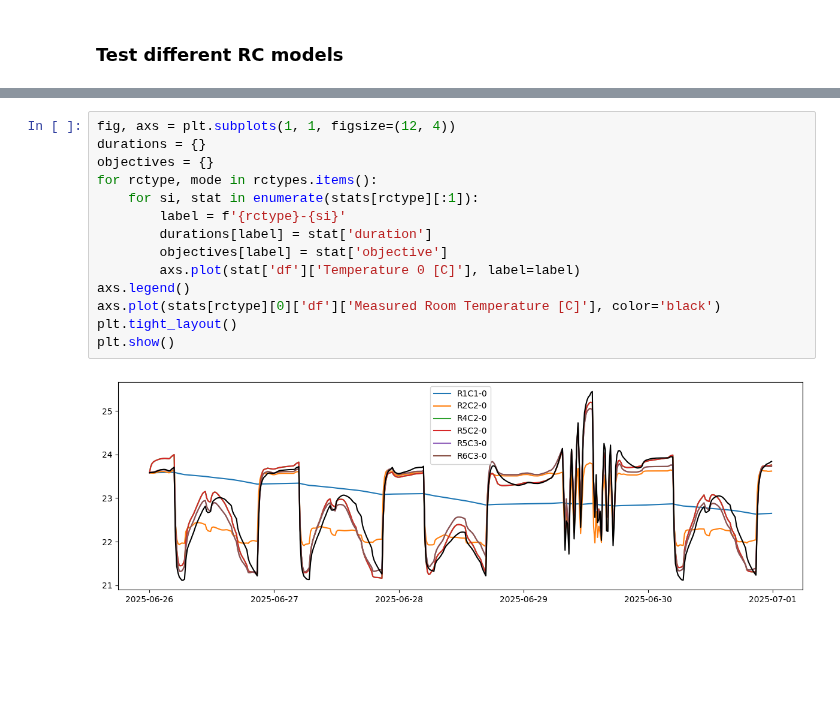
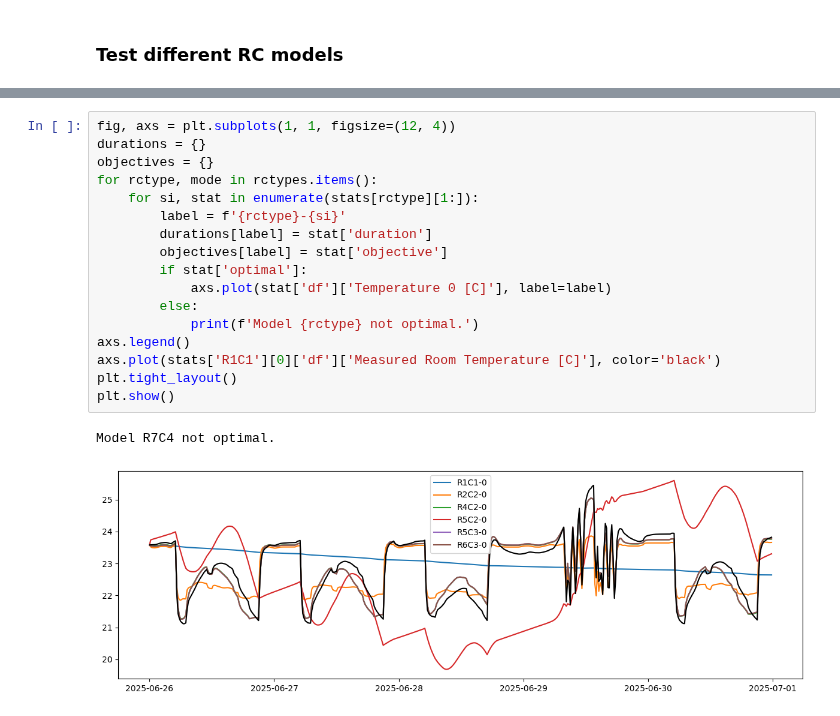
Before and after one commit to LBNL-ETA/AFC, a Jupyter notebook: dev/rcTuning/RC Tuning.ipynb, the cells around one changed output, grey strips where cells are left out. Drawn from its saved outputs; the diff is of its cells as text; blank space fills up the shorter version.

Commit message:
new rc model and opt use same model

```diff
--- a/dev/rcTuning/RC Tuning.ipynb
+++ b/dev/rcTuning/RC Tuning.ipynb
@@ -69,19 +119,23 @@ Tuning type R6C3...
 # %%
 fig, axs = plt.subplots(1, 1, figsize=(12, 4))
 durations = {}
 objectives = {}
 for rctype, mode in rctypes.items():
-    for si, stat in enumerate(stats[rctype][:1]):
+    for si, stat in enumerate(stats[rctype][1:]):
         label = f'{rctype}-{si}'
         durations[label] = stat['duration']
         objectives[label] = stat['objective']
-        axs.plot(stat['df']['Temperature 0 [C]'], label=label)
+        if stat['optimal']:
+            axs.plot(stat['df']['Temperature 0 [C]'], label=label)
+        else:
+            print(f'Model {rctype} not optimal.')
 axs.legend()
-axs.plot(stats[rctype][0]['df']['Measured Room Temperature [C]'], color='black')
+axs.plot(stats['R1C1'][0]['df']['Measured Room Temperature [C]'], color='black')
 plt.tight_layout()
 plt.show()
 # %% [output]
+Model R7C4 not optimal.
-[figure, old version]
+[figure, new version]
 # %%
 pd.Series(durations).plot()
 plt.ylabel('Duration [s]')
```
Also changed, not shown: parts of 5 cells of this notebook, 12 other files.
